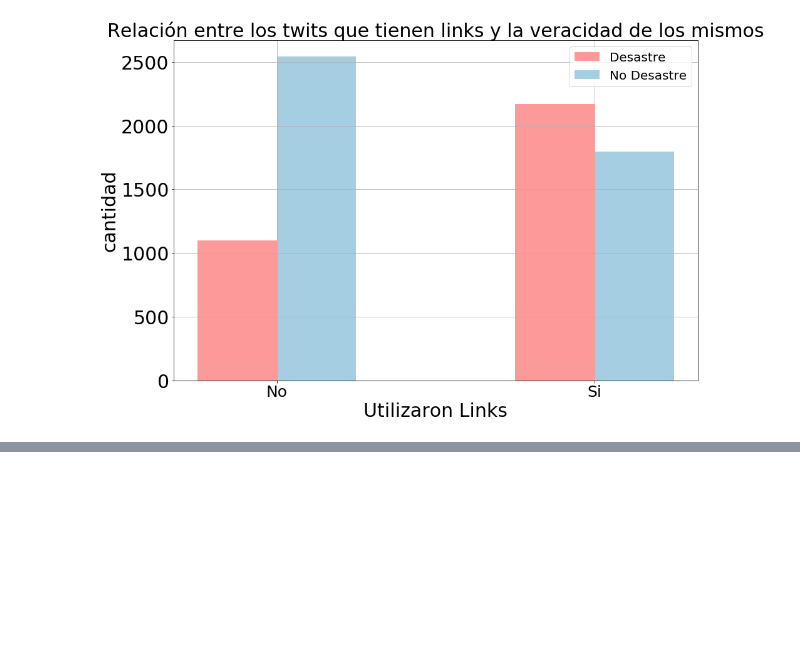
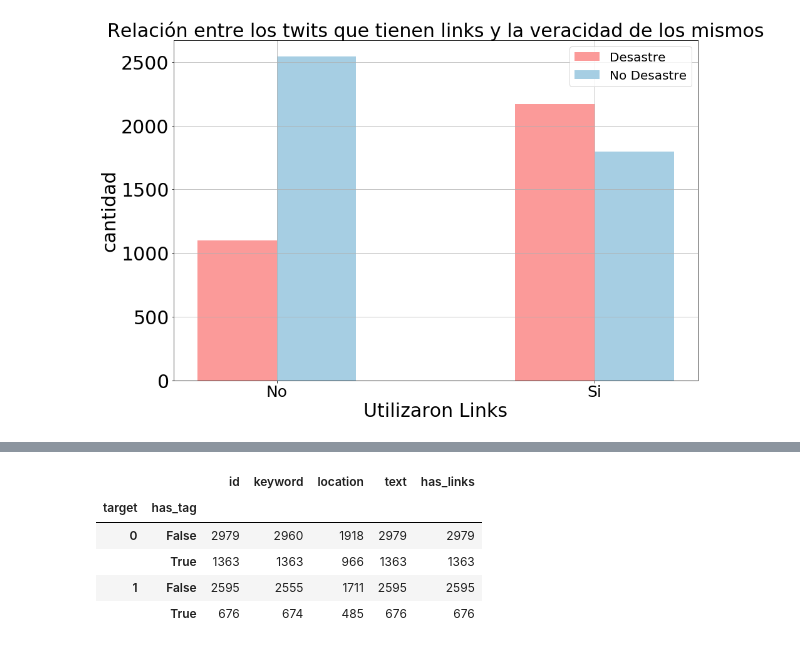
Before and after one commit to FranciscoGauna/TP1-Datos, a Jupyter notebook: Analisis-Joaquin.ipynb, the cells around one changed output, grey strips where cells are left out. Cells and saved outputs as stored; diff of their text form; code cells hidden in the pictures; blank space fills up the shorter version.

```diff
--- a/Analisis-Joaquin.ipynb
+++ b/Analisis-Joaquin.ipynb
@@ -86,0 +120,10 @@ plt.show()
+# %%
+df = df.groupby(['target','has_tag']).count()
+df
+# %% [output]
+|  |  | id | keyword | location | text | has_links |
+| target | has_tag |  |  |  |  |  |
+| 0 | False | 2979 | 2960 | 1918 | 2979 | 2979 |
+|  | True | 1363 | 1363 | 966 | 1363 | 1363 |
+| 1 | False | 2595 | 2555 | 1711 | 2595 | 2595 |
+|  | True | 676 | 674 | 485 | 676 | 676 |
```
Also changed, not shown: parts of 7 cells of this notebook.
